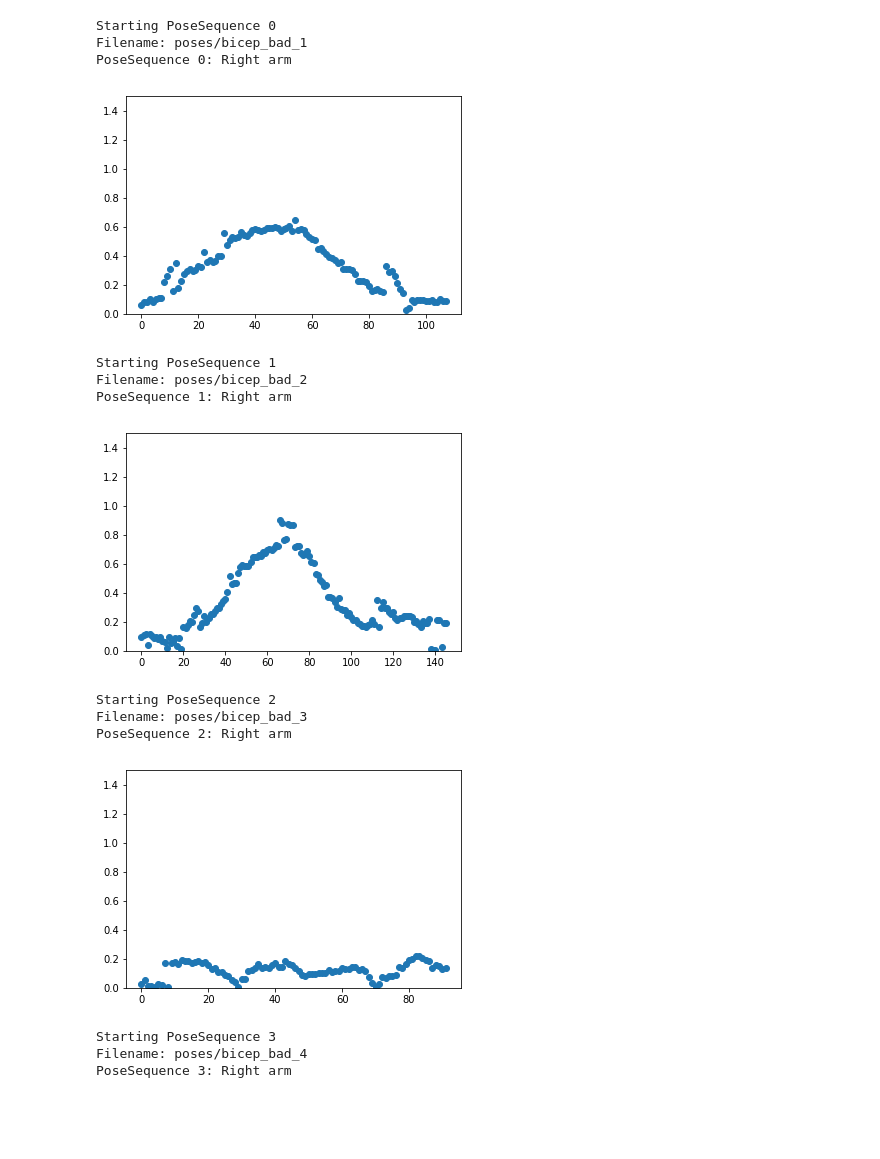
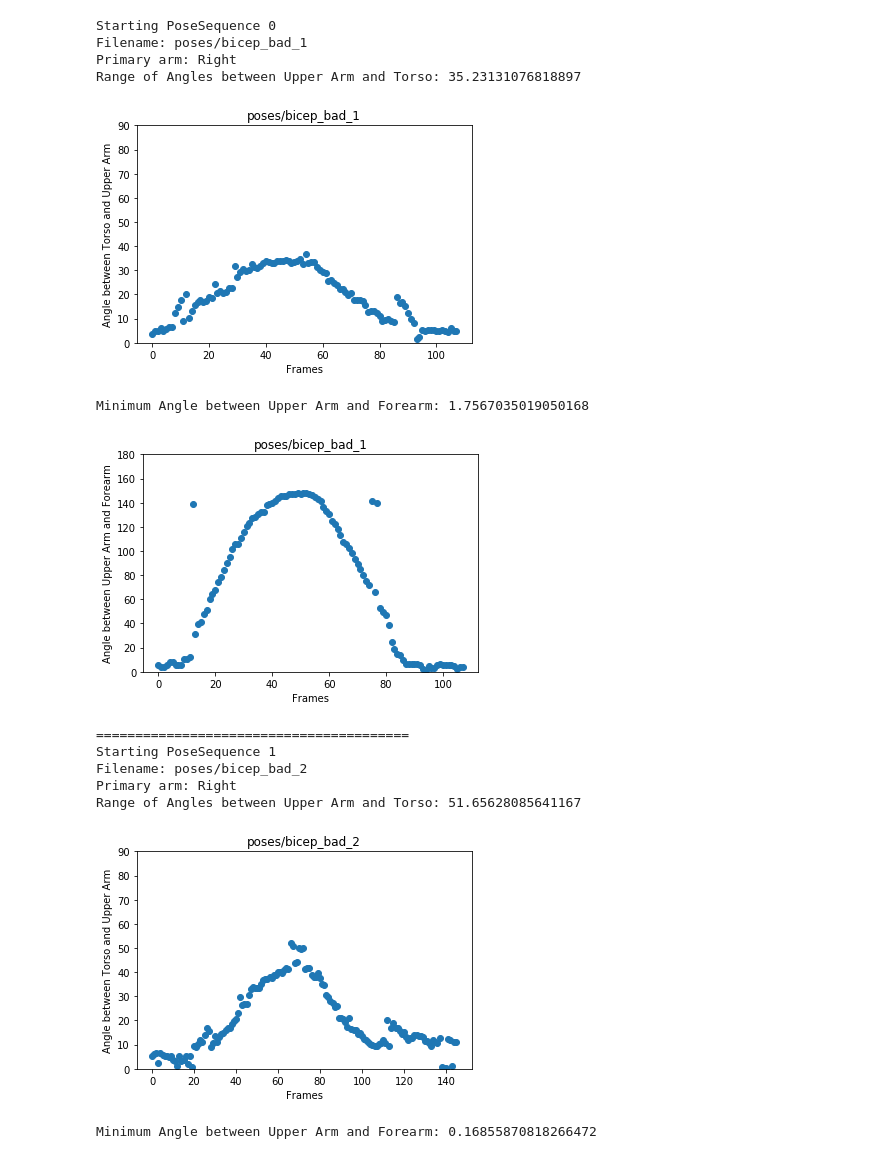
Before and after one commit to stevenzchen/pose-trainer, a Jupyter notebook: analysis.ipynb, the cells around one changed output. Saved outputs shown, nothing was run; the diff lists cells and outputs as text; code cells hidden in the pictures; blank space fills up the shorter version.

```diff
--- a/analysis.ipynb
+++ b/analysis.ipynb
@@ -31,59 +32,96 @@ for i, ps in enumerate(all_ps):
 
     # Check which side has less 0's. Deal with tiebreaking later
     side = "Right" if right_ct > left_ct else "Left"
-    print("PoseSequence {}: {} arm".format(str(i), side))
+    print("Primary arm: {}".format(side))
 
     # Things we want to compute:
     # Vector of the upper arm (shoulder -> elbow)
     # Vector of the torso (neck -> hip)
     # Angle between upper arm and torso vector
+    #    Upper arm should be parallel to torso throughout the entire vid
+    # Vector of the forearm (elbow -> wrist)
+    # Angle between forearm and upper arm vector
+    #    Original thought: we want the min angle between forearm and upper arm
+    #    If angle is too large, that means they didn't go all the way up
+    #    Updated thought: we actually want 180 - max angle because of direction
 
     upper_arm_vectors = []
     torso_vectors = []
     upper_arm_torso_angle = []
+    forearm_vectors = []
+    upper_forearm_angle = []
 
     for pose in ps.poses:
         if side == "Right":
             joints = [pose.rshoulder, pose.relbow, pose.rwrist, pose.rhip]
         else:
             joints = [pose.lshoulder, pose.lelbow, pose.lwrist, pose.lhip]
 
-        # Shoulder to elbow
-        arm_vec = [joints[0].x - joints[1].x, joints[0].y - joints[1].y]
-        upper_arm_vectors.append(arm_vec)
+        # Shoulder to elbow (upper arm)
+        up_arm_vec = [joints[0].x - joints[1].x, joints[0].y - joints[1].y]
+        upper_arm_vectors.append(up_arm_vec)
 
-        # Neck to hip
+        # Neck to hip (torso)
         tor_vec = [pose.neck.x - joints[3].x, pose.neck.y - joints[3].y]
         torso_vectors.append(tor_vec)
 
         # Angle between upper arm and torso
         # Normalize to unit vectors
-        arm_vec = arm_vec / np.linalg.norm(arm_vec)
+        up_arm_vec = up_arm_vec / np.linalg.norm(up_arm_vec)
         tor_vec = tor_vec / np.linalg.norm(tor_vec)
-        angle = np.arccos(np.clip(np.dot(arm_vec, tor_vec), -1.0, 1.0))
+        # Calculate angle between two vectors
+        angle = math.degrees(np.arccos(np.clip(np.dot(up_arm_vec, tor_vec), -1.0, 1.0)))
         upper_arm_torso_angle.append(angle)
 
+        # Elbow to wrist (forearm)
+        forearm_vec = [joints[1].x - joints[2].x, joints[1].y - joints[2].y]
+        forearm_vectors.append(forearm_vec)
+
+        # Angle between upper arm and forearm
+        forearm_vec = forearm_vec / np.linalg.norm(forearm_vec)
+        angle = math.degrees(np.arccos(np.clip(np.dot(up_arm_vec, forearm_vec), -1.0, 1.0)))
+        upper_forearm_angle.append(angle)
+
+
+    # Convert to NP arrays for vector ops
     upper_arm_vectors = np.array(upper_arm_vectors)
     torso_vectors = np.array(torso_vectors)
     upper_arm_torso_angle = np.array(upper_arm_torso_angle)
+    upper_forearm_angle = np.array(upper_forearm_angle)
+
+    # Basically the amplitude of the first plot
+    print("Range of Angles between Upper Arm and Torso: {}".format(np.max(upper_arm_torso_angle)-np.min(upper_arm_torso_angle)))
+
     plt.scatter(np.arange(upper_arm_torso_angle.shape[0]),upper_arm_torso_angle)
+    plt.title(filenames[i])
+    plt.xlabel('Frames')
+    plt.ylabel('Angle between Torso and Upper Arm')
+    # Set range on y-axis so the plots are consistent
+    plt.ylim(0,90)
+    plt.show()
 
+    # The minimum angle between these two, i.e. if user moved all the way up
+    print("Minimum Angle between Upper Arm and Forearm: {}".format(np.min(upper_forearm_angle)))
+    plt.scatter(np.arange(upper_arm_torso_angle.shape[0]),upper_forearm_angle)
+    plt.title(filenames[i])
+    plt.xlabel('Frames')
+    plt.ylabel('Angle between Upper Arm and Forearm')
     # Set range on y-axis so the plots are consistent
-    plt.ylim(0,1.5)
+    plt.ylim(0,180)
     plt.show()
+    print("="*40)
 # %% [output]
 Starting PoseSequence 0
 Filename: poses/bicep_bad_1
-PoseSequence 0: Right arm
+Primary arm: Right
+Range of Angles between Upper Arm and Torso: 35.23131076818897
-[figure, old version]
+[figure, new version]
-Starting PoseSequence 1
-Filename: poses/bicep_bad_2
-PoseSequence 1: Right arm
+Minimum Angle between Upper Arm and Forearm: 1.7567035019050168
-[figure, old version]
+[figure, new version]
-Starting PoseSequence 2
-Filename: poses/bicep_bad_3
-PoseSequence 2: Right arm
+========================================
+Starting PoseSequence 1
+Filename: poses/bicep_bad_2
+Primary arm: Right
+Range of Angles between Upper Arm and Torso: 51.65628085641167
-[figure, old version]
+[figure, new version]
-Starting PoseSequence 3
-Filename: poses/bicep_bad_4
-PoseSequence 3: Right arm
+Minimum Angle between Upper Arm and Forearm: 0.16855870818266472
```
Also changed, not shown: parts of 2 cells of this notebook.
